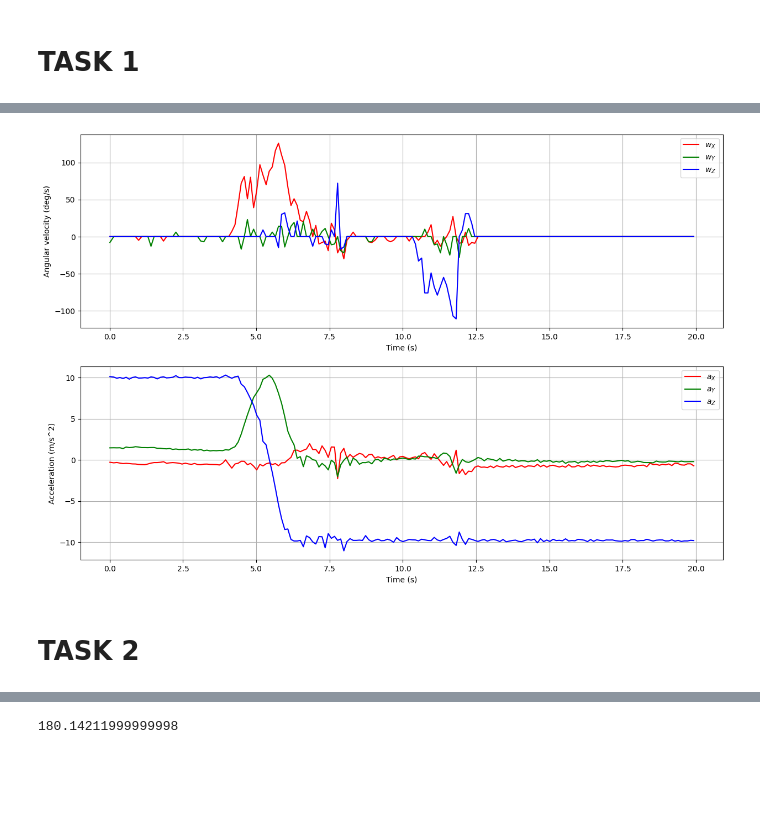
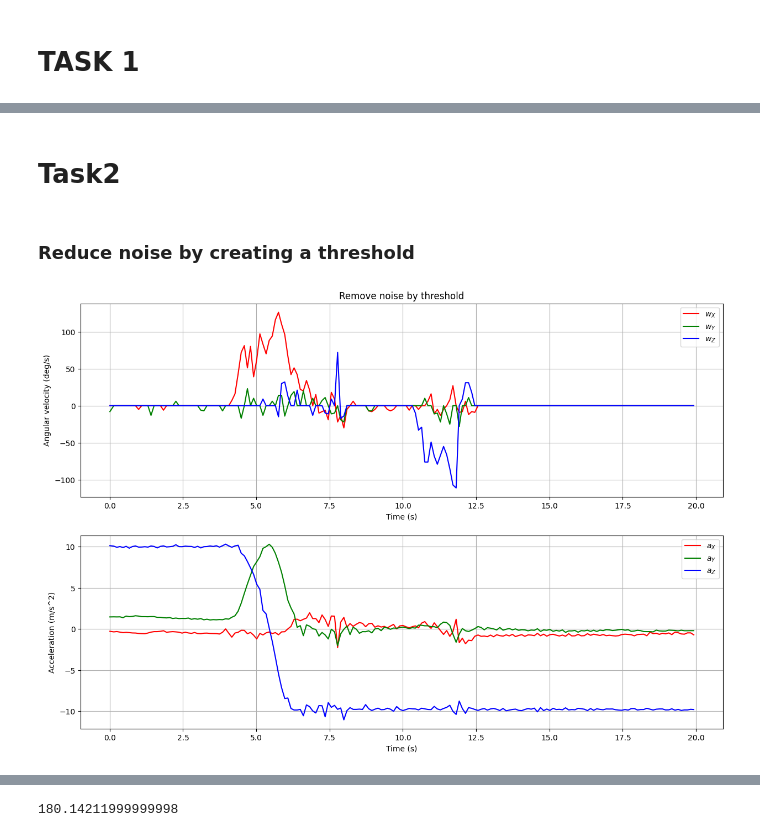
Before and after one commit to RodsCoimbra/IST-ROBO, a Jupyter notebook: task1.ipynb, the cells around one changed output, grey strips where cells are left out. Drawn from its saved outputs; the diff is of its cells as text; code cells hidden in the pictures; blank space fills up the shorter version.

Commit message:
Task 8

```diff
--- a/task1.ipynb
+++ b/task1.ipynb
@@ -41,36 +139,17 @@ plt.show()
+# %% [markdown]
+# Task2
+# %% [markdown]
+### Reduce noise by creating a threshold
 # %%
 #Measure the variance of the data
 static_arm_time = time > 15
 var_ang_vel = np.var(angular_velocity[static_arm_time], axis=0)
 mask = (angular_velocity > 3 * var_ang_vel) | (angular_velocity < -3 * var_ang_vel)
 angular_velocity = np.where(mask, angular_velocity, 0)
 var_acceleration = np.var(acceleration[static_arm_time], axis=0)
 mask = (acceleration > 3 * var_acceleration) | (acceleration < -3 * var_acceleration)
 acceleration = np.where(mask, acceleration,0)
+
+plot_data(time, angular_velocity, acceleration, 'Remove noise by threshold')
+# %% [output]
+[figure, added]
-# %%
-plt.figure(figsize=(15, 10))
-plt.subplot(2, 1, 1)
-
-plt.plot(time,angular_velocity[:, 0], color='red')
-plt.plot(time,angular_velocity[:, 1], color='green')
-plt.plot(time,angular_velocity[:, 2], color='blue')
-#Use latex for labels
-plt.xlabel('Time (s)')
-plt.ylabel('Angular velocity (deg/s)')
-plt.legend(['$w_X$', '$w_Y$', '$w_Z$'])
-
-
-plt.grid()
-plt.subplot(2, 1, 2)
-plt.grid()
-plt.plot(time,acceleration[:, 0], color='red')
-plt.plot(time,acceleration[:, 1], color='green')
-plt.plot(time,acceleration[:, 2], color='blue')
-plt.xlabel('Time (s)')
-plt.ylabel('Acceleration (m/s^2)')
-plt.legend(['$a_X$', '$a_Y$', '$a_Z$'])
-plt.show()
-# %% [output]
-[figure, removed]
-# %% [markdown]
-# TASK 2
```
Also changed, not shown: parts of 20 cells of this notebook, 2 other files.
